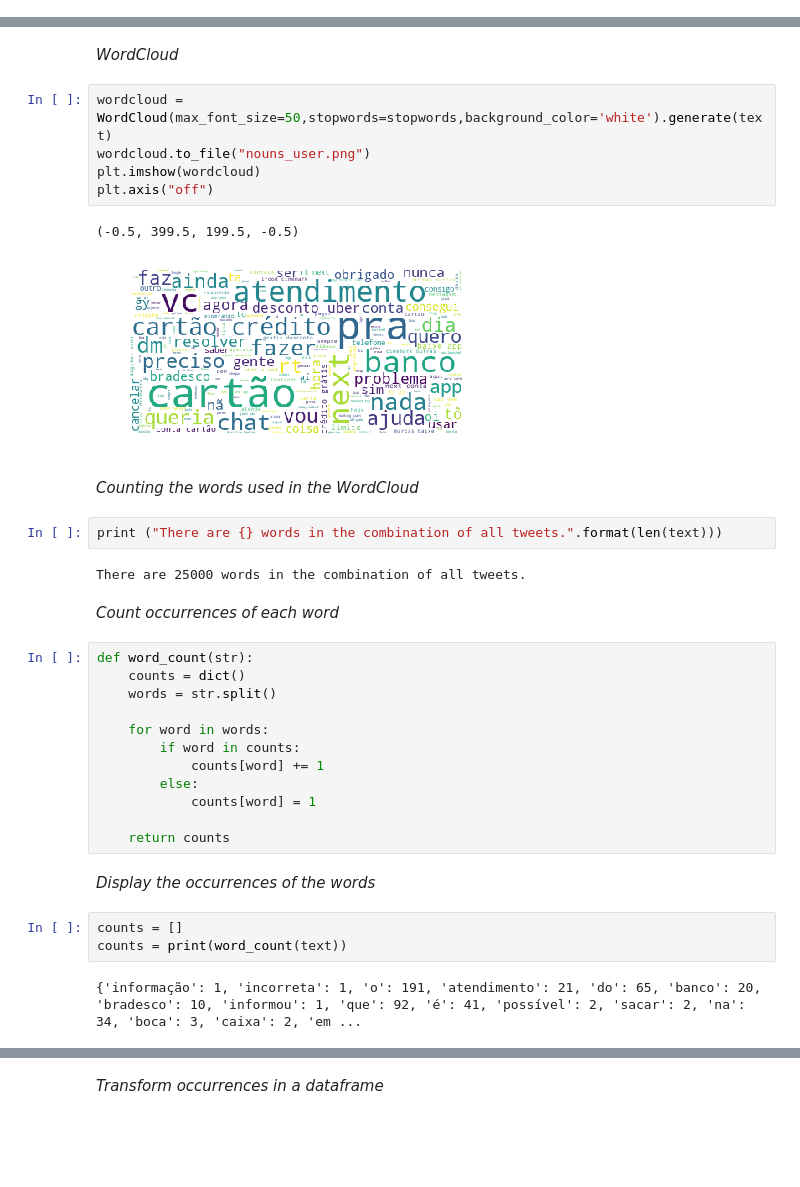
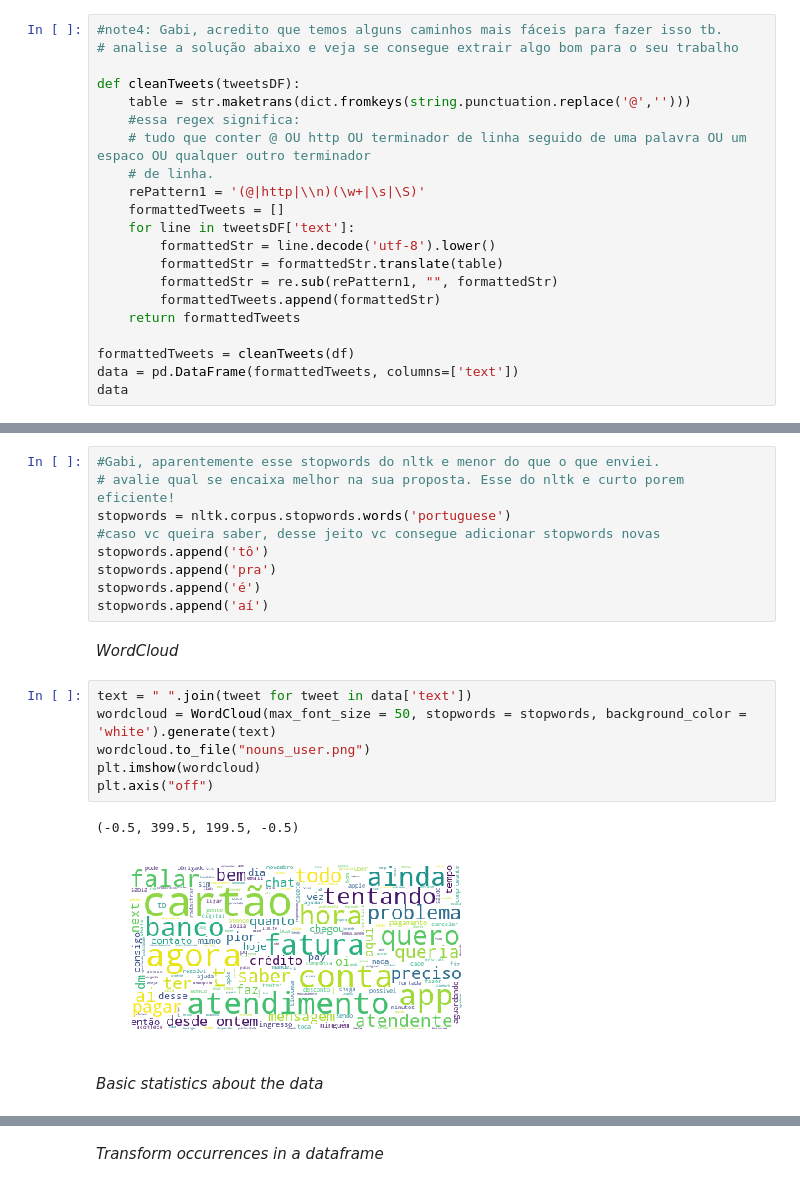
Before and after one commit to gabrielacaayres/tcc, a Jupyter notebook: code/read_tweets.ipynb, the cells around one changed output, grey strips where cells are left out. Saved outputs shown, nothing was run; the diff lists cells and outputs as text; blank space fills up the shorter version.

Commit message:
machine learning algos update;

```diff
--- a/code/read_tweets.ipynb
+++ b/code/read_tweets.ipynb
@@ -121,0 +67,21 @@ data
+# %%
+#note4: Gabi, acredito que temos alguns caminhos mais fáceis para fazer isso tb.
+# analise a solução abaixo e veja se consegue extrair algo bom para o seu trabalho
+
+def cleanTweets(tweetsDF):
+    table = str.maketrans(dict.fromkeys(string.punctuation.replace('@','')))
+    #essa regex significa:
+    # tudo que conter @ OU http OU terminador de linha seguido de uma palavra OU um espaco OU qualquer outro terminador
+    # de linha.
+    rePattern1 = '(@|http|\\n)(\w+|\s|\S)'
+    formattedTweets = []
+    for line in tweetsDF['text']:
+        formattedStr = line.decode('utf-8').lower()
+        formattedStr = formattedStr.translate(table)
+        formattedStr = re.sub(rePattern1, "", formattedStr)
+        formattedTweets.append(formattedStr)
+    return formattedTweets
+
+formattedTweets = cleanTweets(df)
+data = pd.DataFrame(formattedTweets, columns=['text'])
+data
@@ -130,37 +104,22 @@ text = " ".join(tweet for tweet in data.tweet_text)
+# %%
+#Gabi, aparentemente esse stopwords do nltk e menor do que o que enviei.
+# avalie qual se encaixa melhor na sua proposta. Esse do nltk e curto porem eficiente!
+stopwords = nltk.corpus.stopwords.words('portuguese')
+#caso vc queira saber, desse jeito vc consegue adicionar stopwords novas
+stopwords.append('tô')
+stopwords.append('pra')
+stopwords.append('é')
+stopwords.append('aí')
 # %% [markdown]
 *WordCloud*
 # %%
-wordcloud = WordCloud(max_font_size=50,stopwords=stopwords,background_color='white').generate(text)
+text = " ".join(tweet for tweet in data['text'])
+wordcloud = WordCloud(max_font_size = 50, stopwords = stopwords, background_color = 'white').generate(text)
 wordcloud.to_file("nouns_user.png")
 plt.imshow(wordcloud)
 plt.axis("off")
 # %% [output]
 (-0.5, 399.5, 199.5, -0.5)
-[figure, old version]
+[figure, new version]
-# %% [markdown]
-*Counting the words used in the WordCloud*
-# %%
-print ("There are {} words in the combination of all tweets.".format(len(text)))
-# %% [output]
-There are 25000 words in the combination of all tweets.
-# %% [markdown]
-*Count occurrences of each word*
-# %%
-def word_count(str):
-    counts = dict()
-    words = str.split()
-
-    for word in words:
-        if word in counts:
-            counts[word] += 1
-        else:
-            counts[word] = 1
-
-    return counts
-# %% [markdown]
-*Display the occurrences of the words*
-# %%
-counts = []
-counts = print(word_count(text))
-# %% [output]
-{'informação': 1, 'incorreta': 1, 'o': 191, 'atendimento': 21, 'do': 65, 'banco': 20, 'bradesco': 10, 'informou': 1, 'que': 92, 'é': 41, 'possível': 2, 'sacar': 2, 'na': 34, 'boca': 3, 'caixa': 2, 'em ...
+# %% [markdown]
+*Basic statistics about the data*
```
Also changed, not shown: parts of 28 cells of this notebook, 2 other files.
